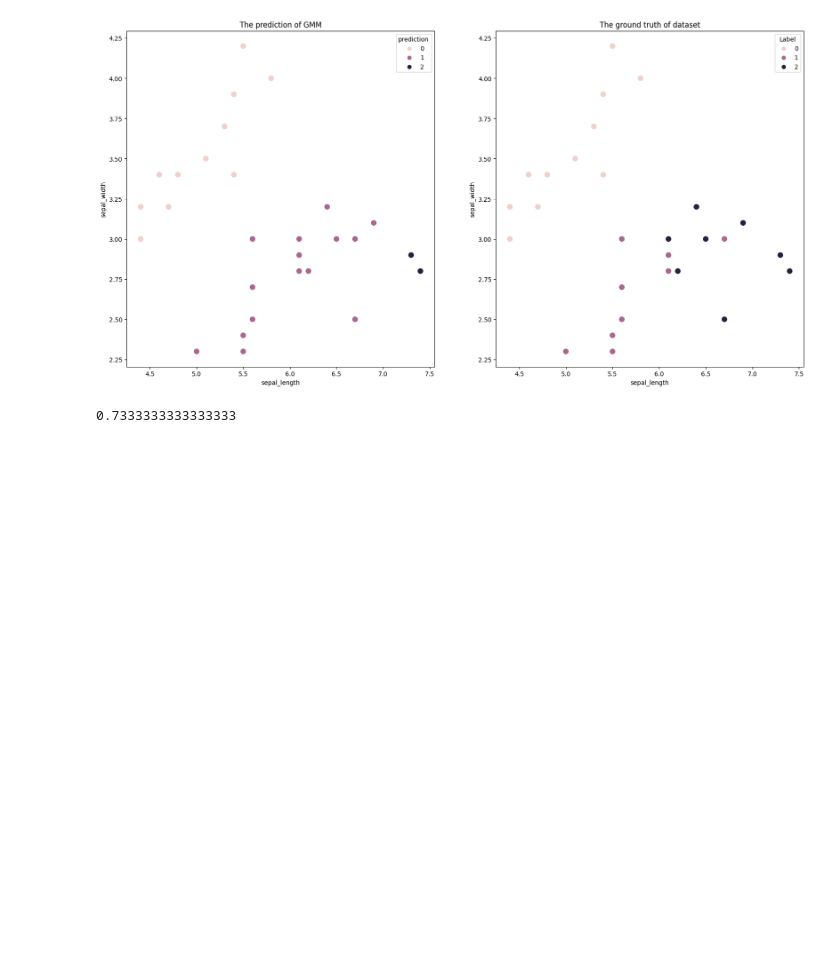
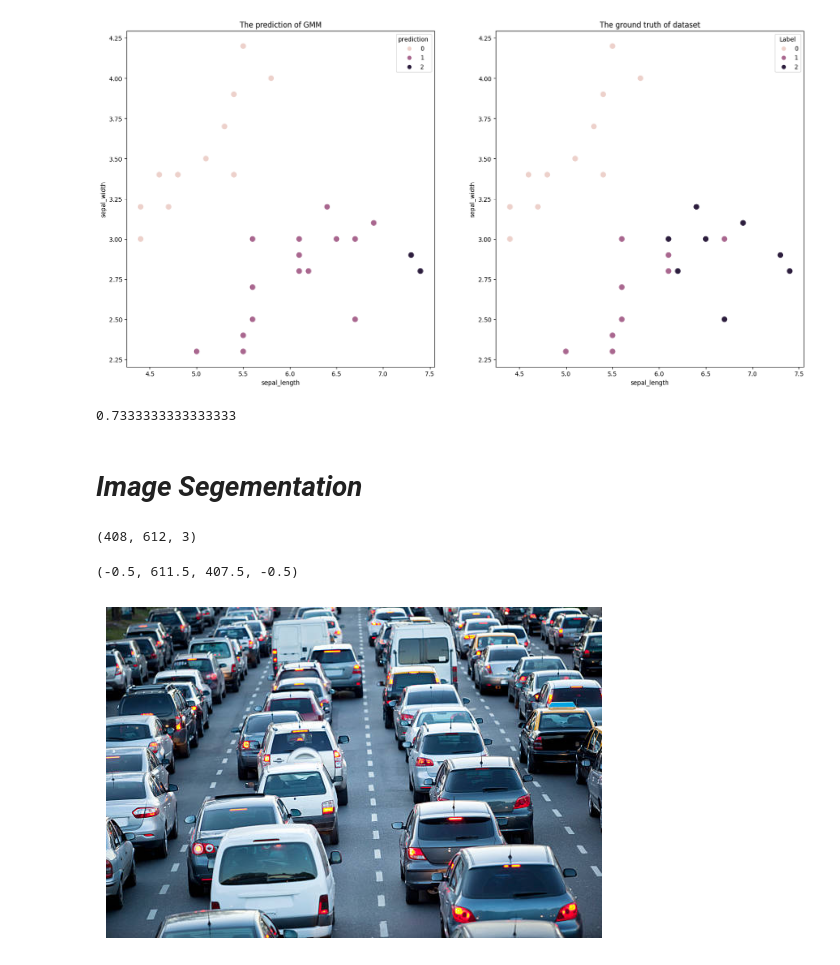
Before and after one commit to Syun1208/mathematics-for-machine-learning, a Jupyter notebook: unsupervised-learning/GMM/notebooks/gmm.ipynb, the cells around one changed output. Drawn from its saved outputs; the diff is of its cells as text; code cells hidden in the pictures; blank space fills up the shorter version.

```diff
--- a/unsupervised-learning/GMM/notebooks/gmm.ipynb
+++ b/unsupervised-learning/GMM/notebooks/gmm.ipynb
@@ -171,3 +176,22 @@ from sklearn.metrics import accuracy_score
 accuracy_score(df_predict_visualize['prediction'], df_truth_visualize['Label'])
 # %% [output]
 0.7333333333333333
+# %% [markdown]
+# ***Image Segementation***
+# %%
+import cv2
+import os
+
+ROOT = os.getcwd()
+WORK_DIR = os.path.dirname(ROOT)
+image = cv2.imread(os.path.join(WORK_DIR, 'images/traffic.jpg'))
+# %%
+image.shape
+# %% [output]
+(408, 612, 3)
+# %%
+plt.imshow(cv2.cvtColor(image, cv2.COLOR_BGR2RGB))
+plt.axis('off')
+# %% [output]
+(-0.5, 611.5, 407.5, -0.5)
+[figure, added]
```
Also changed, not shown: parts of 15 cells of this notebook, 20 other files.
